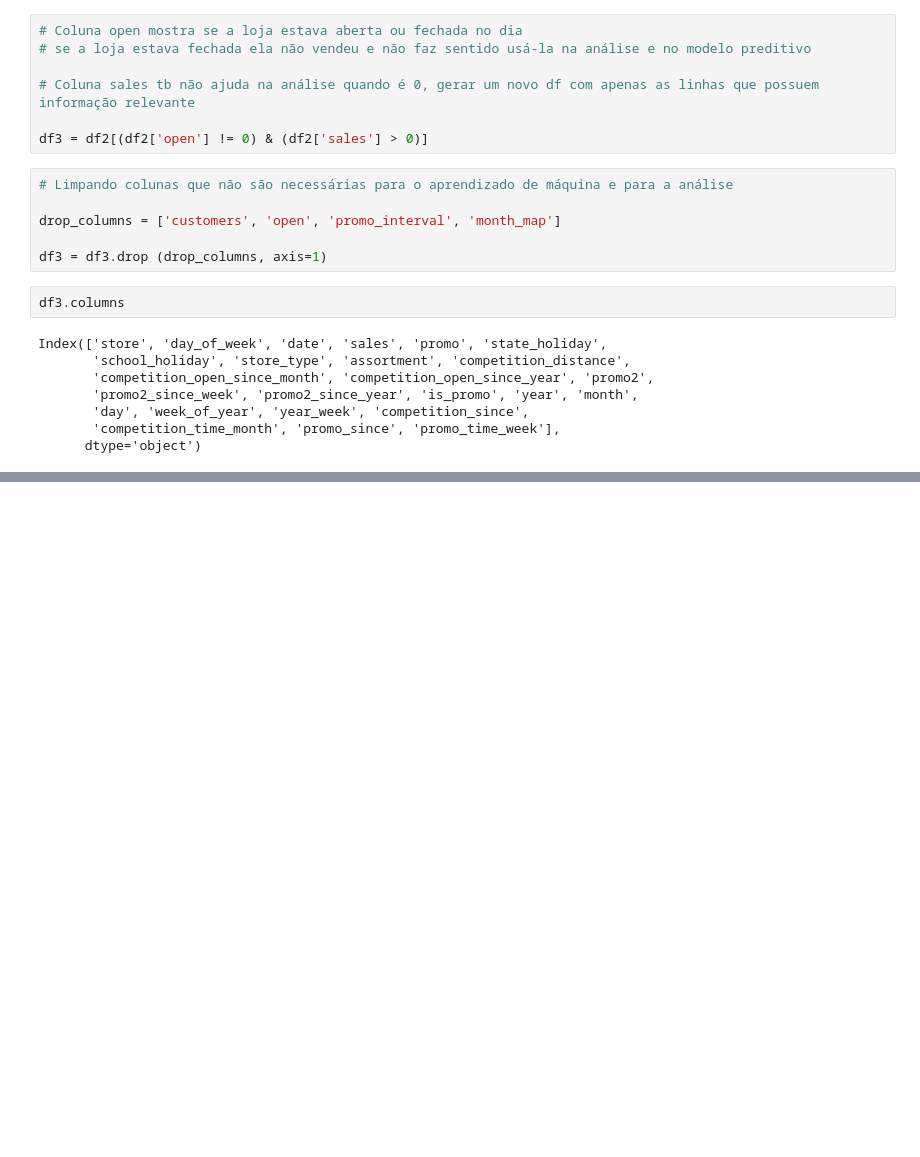
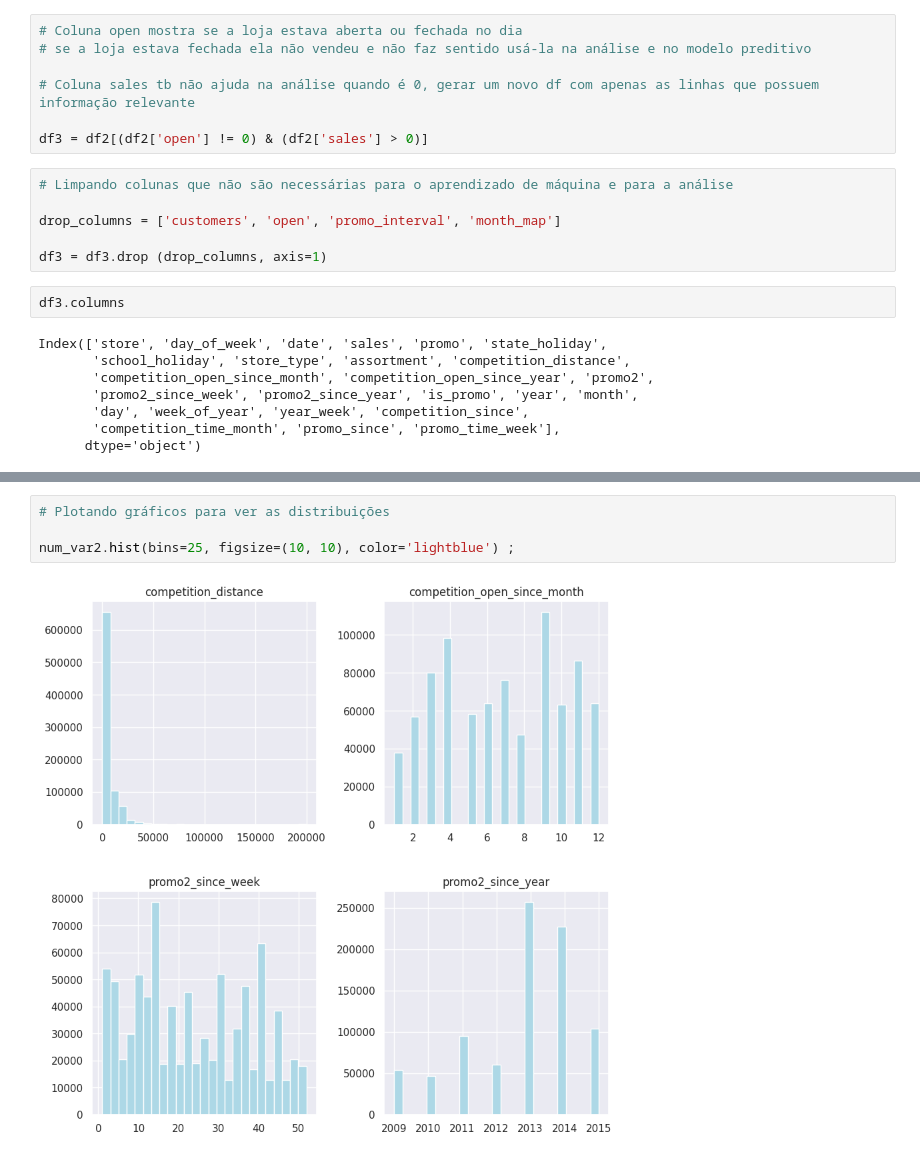
Before and after one commit to BLayus/Previs-o-do-Valor-de-Vendas, a Jupyter notebook: Rossmann_Store_Sales_Prediction.ipynb, the cells around one changed output, grey strips where cells are left out. Drawn from its saved outputs; the diff is of its cells as text; blank space fills up the shorter version.

```diff
--- a/Rossmann_Store_Sales_Prediction.ipynb
+++ b/Rossmann_Store_Sales_Prediction.ipynb
@@ -785,0 +824,6 @@ Index(['store', 'day_of_week', 'date', 'sales', 'promo', 'state_holiday',
+# %%
+# Plotando gráficos para ver as distribuições
+
+num_var2.hist(bins=25, figsize=(10, 10), color='lightblue') ;
+# %% [output]
+[figure, added]
```
Also changed, not shown: parts of 37 cells of this notebook.
